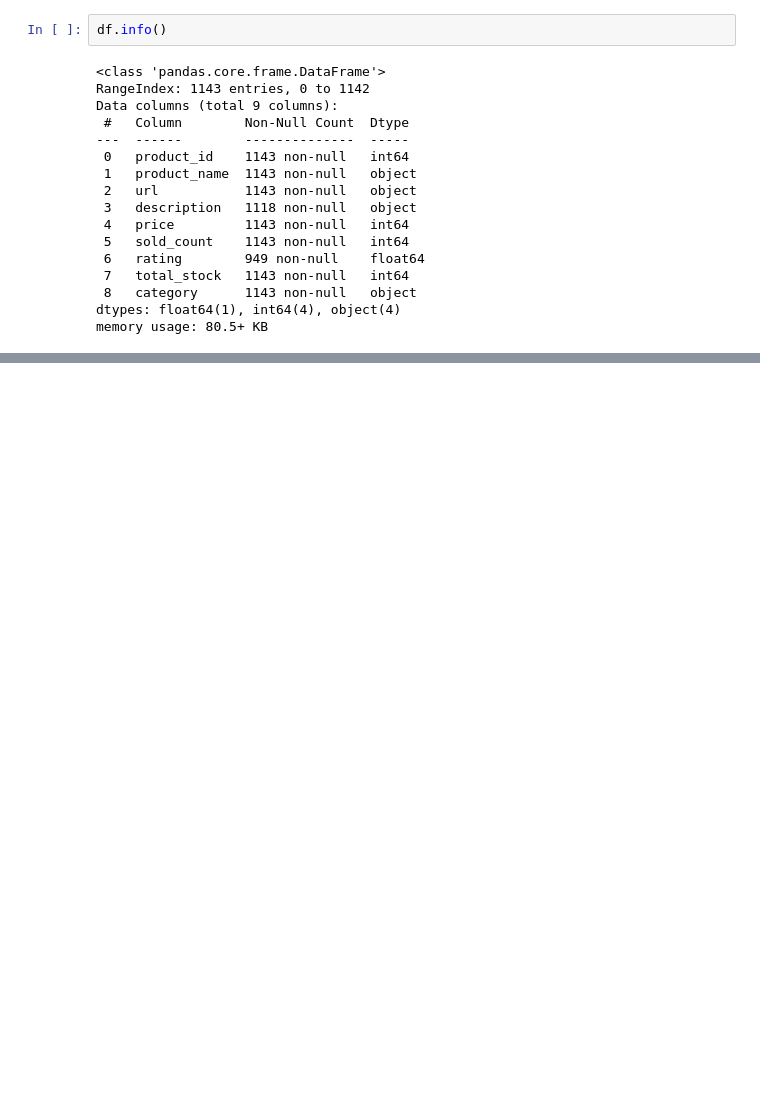
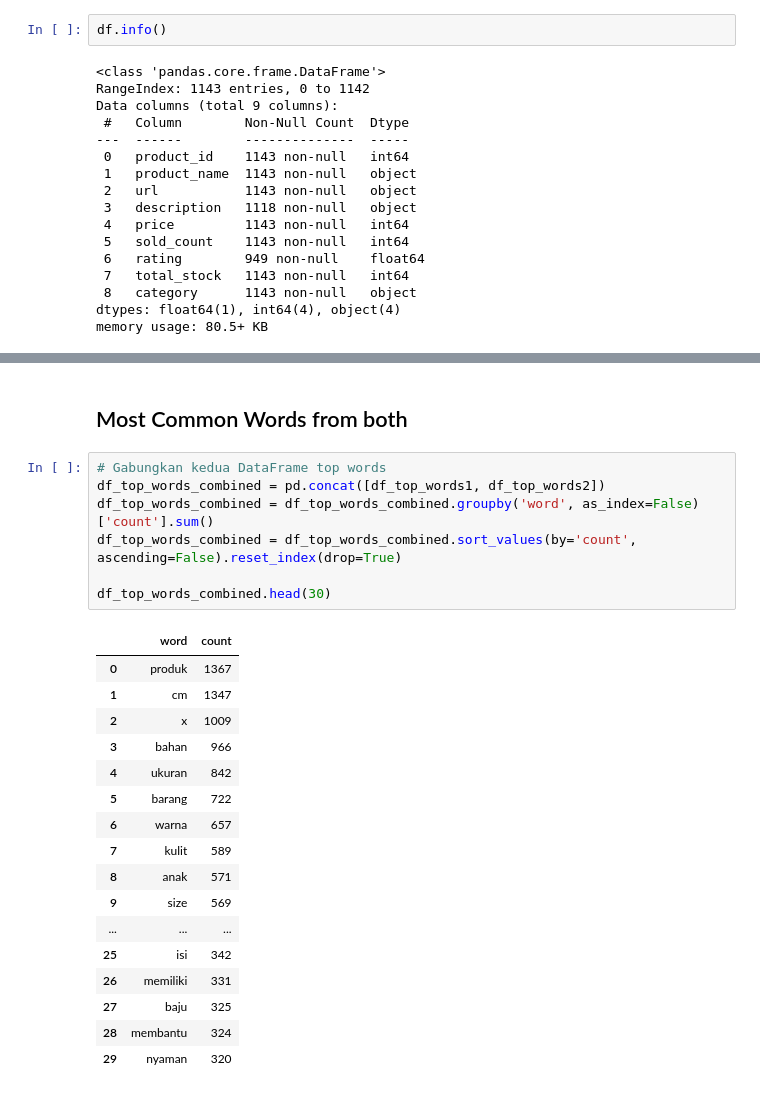
Before and after one commit to upiupiup/scrape-ecommerce, a Jupyter notebook: dictionary.ipynb, the cells around one changed output, grey strips where cells are left out. Saved outputs shown, nothing was run; the diff lists cells and outputs as text; blank space fills up the shorter version.

```diff
--- a/dictionary.ipynb
+++ b/dictionary.ipynb
@@ -99,0 +205,27 @@ df_top_words
+# %% [markdown]
+## Most Common Words from both
+# %%
+# Gabungkan kedua DataFrame top words
+df_top_words_combined = pd.concat([df_top_words1, df_top_words2])
+df_top_words_combined = df_top_words_combined.groupby('word', as_index=False)['count'].sum()
+df_top_words_combined = df_top_words_combined.sort_values(by='count', ascending=False).reset_index(drop=True)
+
+df_top_words_combined.head(30)
+# %% [output]
+|  | word | count |
+| 0 | produk | 1367 |
+| 1 | cm | 1347 |
+| 2 | x | 1009 |
+| 3 | bahan | 966 |
+| 4 | ukuran | 842 |
+| 5 | barang | 722 |
+| 6 | warna | 657 |
+| 7 | kulit | 589 |
+| 8 | anak | 571 |
+| 9 | size | 569 |
+| ... | ... | ... |
+| 25 | isi | 342 |
+| 26 | memiliki | 331 |
+| 27 | baju | 325 |
+| 28 | membantu | 324 |
+| 29 | nyaman | 320 |
```
Also changed, not shown: parts of 10 cells of this notebook.
